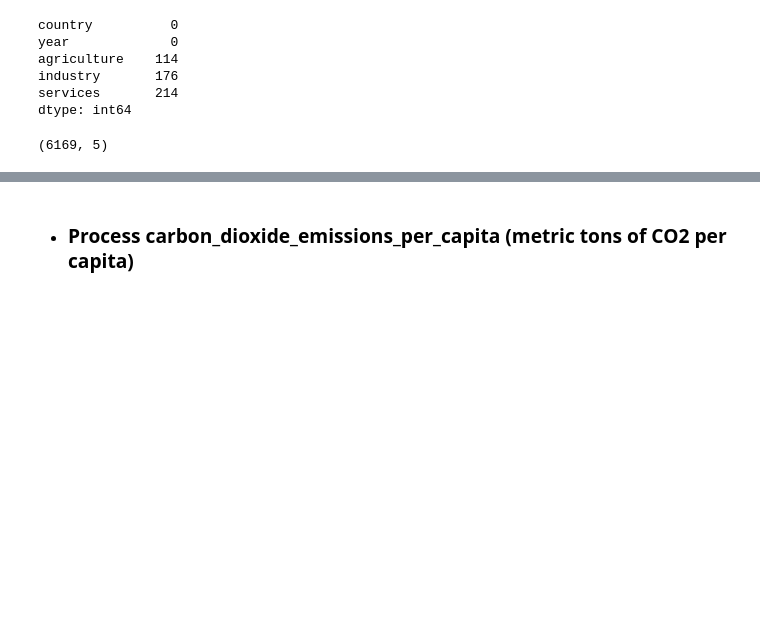
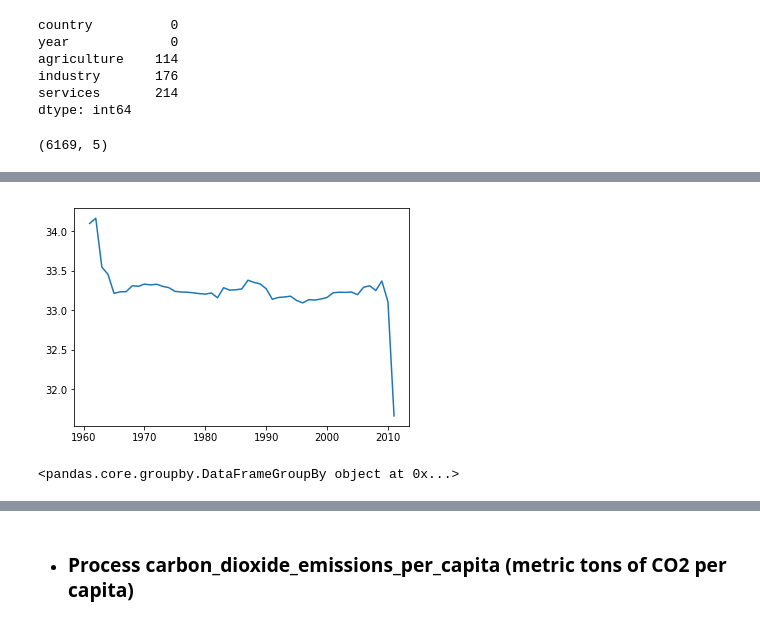
Before and after one commit to StanDimitroff/Data-Science, a Jupyter notebook: CourseProject/Course Project.ipynb, the cells around one changed output, grey strips where cells are left out. Saved outputs shown, nothing was run; the diff lists cells and outputs as text; code cells hidden in the pictures; blank space fills up the shorter version.

```diff
--- a/CourseProject/Course Project.ipynb
+++ b/CourseProject/Course Project.ipynb
@@ -260,0 +285,7 @@ memory usage: 241.1+ KB
+# %%
+
+plt.plot(economy_grouped.mean(axis = 1))
+plt.show()
+# %% [output]
+[figure, added]
+<pandas.core.groupby.DataFrameGroupBy object at 0x...>
```
Also changed, not shown: parts of 37 cells of this notebook, 3 other files.
